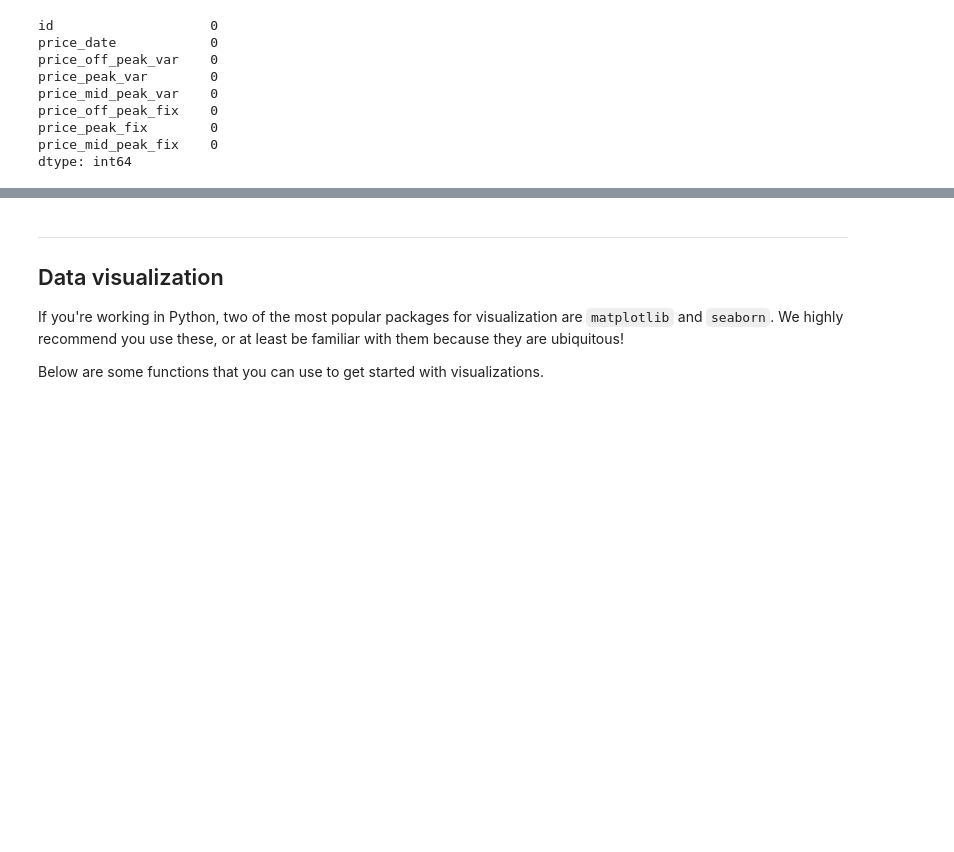
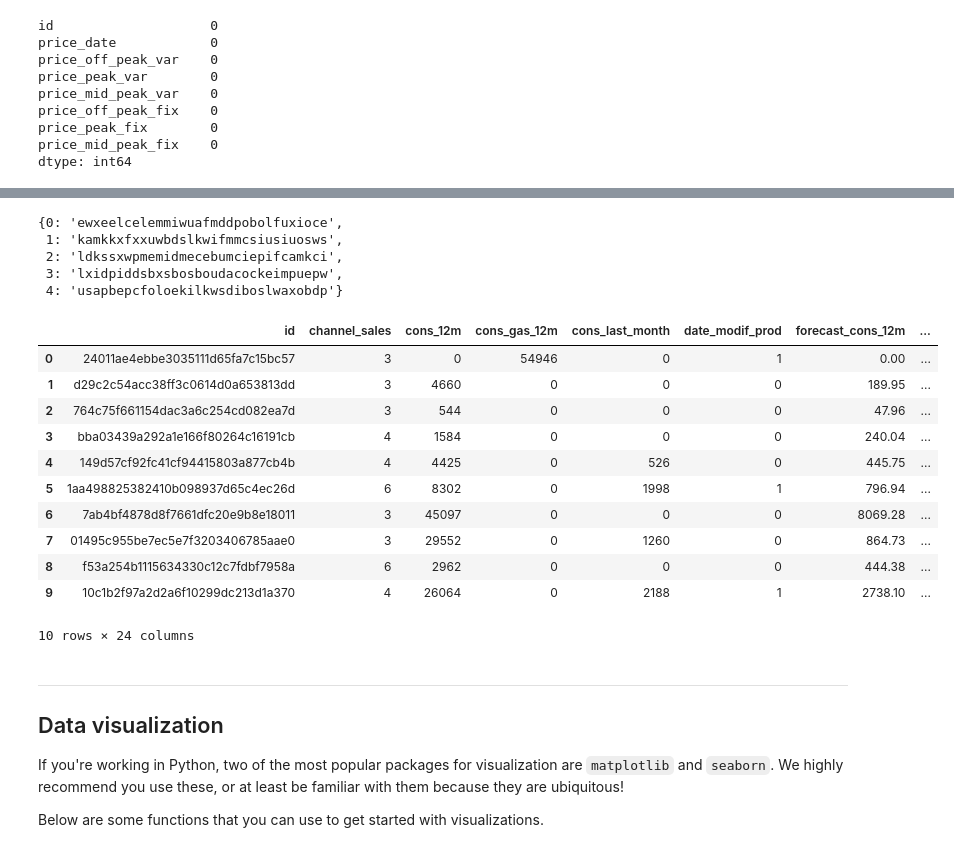
Before and after one commit to sakshi-nischal/BCG-X-Data-Science, a Jupyter notebook: Task 2 - eda_starter.ipynb, the cells around one changed output, grey strips where cells are left out. Saved outputs shown, nothing was run; the diff lists cells and outputs as text; code cells hidden in the pictures; blank space fills up the shorter version.

```diff
--- a/Task 2 - eda_starter.ipynb
+++ b/Task 2 - eda_starter.ipynb
@@ -213,0 +210,12 @@ client_df.tail(10)
+# %%
+# Calculate duration in months (Difference between date_activ and date_end)
+client_df["contract_duration_m"] = round((client_df["date_end"] - client_df["date_activ"]).dt.days/30.4375, 2)
+# %%
+# Dropping date_activ and date_end column
+client_df = client_df.drop(["date_activ","date_end"], axis = 1)
+# %%
+# Encoding channel sales and storing encoded values for track
+channel_sales_categories = pd.Categorical(client_df["channel_sales"], ordered=True).categories
+client_df['channel_sales'] = pd.Categorical(client_df['channel_sales'], ordered=True).codes
+channel_sales_encodings = {code: category for code, category in enumerate(channel_sales_categories)}
+channel_sales_encodings
@@ -214,3 +230,30 @@ client_df.tail(10)
+# %%
+# Encoding origin up and storing encoded values for track
+origin_up_categories = pd.Categorical(client_df["origin_up"], ordered=True).categories
+client_df['origin_up'] = pd.Categorical(client_df['origin_up'], ordered=True).codes
+origin_up_encodings = {code: category for code, category in enumerate(origin_up_categories)}
+origin_up_encodings
+# %% [output]
+{0: 'ewxeelcelemmiwuafmddpobolfuxioce',
+ 1: 'kamkkxfxxuwbdslkwifmmcsiusiuosws',
+ 2: 'ldkssxwpmemidmecebumciepifcamkci',
+ 3: 'lxidpiddsbxsbosboudacockeimpuepw',
+ 4: 'usapbepcfoloekilkwsdiboslwaxobdp'}
+# %%
+client_df.head(10)
+# %% [output]
+|  | id | channel_sales | cons_12m | cons_gas_12m | cons_last_month | date_modif_prod | forecast_cons_12m | ... |
+| 0 | 24011ae4ebbe3035111d65fa7c15bc57 | 3 | 0 | 54946 | 0 | 1 | 0.00 | ... |
+| 1 | d29c2c54acc38ff3c0614d0a653813dd | 3 | 4660 | 0 | 0 | 0 | 189.95 | ... |
+| 2 | 764c75f661154dac3a6c254cd082ea7d | 3 | 544 | 0 | 0 | 0 | 47.96 | ... |
+| 3 | bba03439a292a1e166f80264c16191cb | 4 | 1584 | 0 | 0 | 0 | 240.04 | ... |
+| 4 | 149d57cf92fc41cf94415803a877cb4b | 4 | 4425 | 0 | 526 | 0 | 445.75 | ... |
+| 5 | 1aa498825382410b098937d65c4ec26d | 6 | 8302 | 0 | 1998 | 1 | 796.94 | ... |
+| 6 | 7ab4bf4878d8f7661dfc20e9b8e18011 | 3 | 45097 | 0 | 0 | 0 | 8069.28 | ... |
+| 7 | 01495c955be7ec5e7f3203406785aae0 | 3 | 29552 | 0 | 1260 | 0 | 864.73 | ... |
+| 8 | f53a254b1115634330c12c7fdbf7958a | 6 | 2962 | 0 | 0 | 0 | 444.38 | ... |
+| 9 | 10c1b2f97a2d2a6f10299dc213d1a370 | 4 | 26064 | 0 | 2188 | 1 | 2738.10 | ... |
+10 rows × 24 columns
 # %% [markdown]
 ---
 
```
Also changed, not shown: parts of 5 cells of this notebook.
